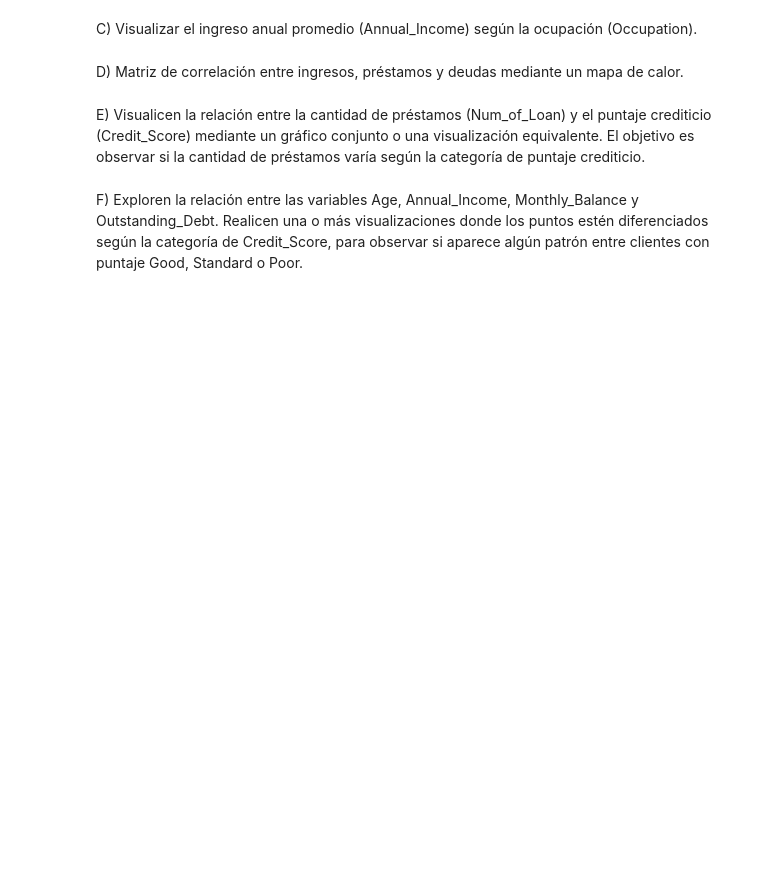
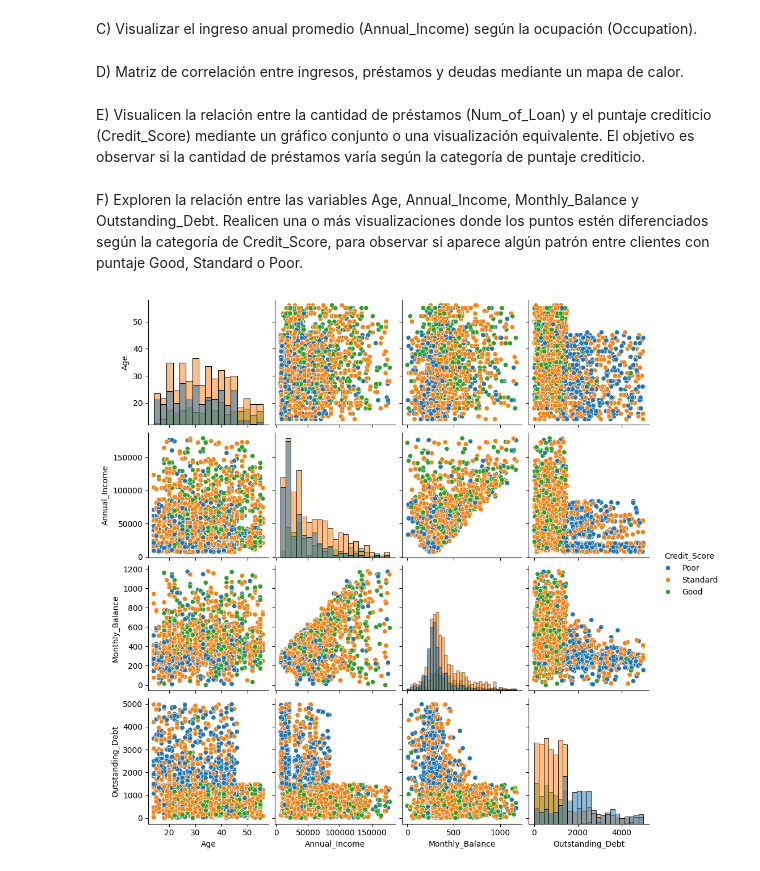
Before and after one commit to franovando/clase_04_06, a Jupyter notebook: Deteccion_de_Fraude.ipynb, the cells around one changed output. Drawn from its saved outputs; the diff is of its cells as text; code cells hidden in the pictures; blank space fills up the shorter version.

```diff
--- a/Deteccion_de_Fraude.ipynb
+++ b/Deteccion_de_Fraude.ipynb
@@ -160,3 +174,20 @@ D) Matriz de correlación entre ingresos, préstamos y deudas mediante un mapa d
 E) Visualicen la relación entre la cantidad de préstamos (Num_of_Loan) y el puntaje crediticio (Credit_Score) mediante un gráfico conjunto o una visualización equivalente. El objetivo es observar si la cantidad de préstamos varía según la categoría de puntaje crediticio.
 # %% [markdown]
 F) Exploren la relación entre las variables Age, Annual_Income, Monthly_Balance y Outstanding_Debt. Realicen una o más visualizaciones donde los puntos estén diferenciados según la categoría de Credit_Score, para observar si aparece algún patrón entre clientes con puntaje Good, Standard o Poor.
+# %%
+variables = [
+    "Age",
+    "Annual_Income",
+    "Monthly_Balance",
+    "Outstanding_Debt",
+    "Credit_Score"
+]
+datos_grafico = bank_df.select(variables).to_pandas()
+
+sns.pairplot(
+    data= datos_grafico[variables].sample(2000),
+    hue="Credit_Score",
+    diag_kind="hist"
+);
+# %% [output]
+[figure, added]
```
Also changed, not shown: parts of 2 cells of this notebook.
